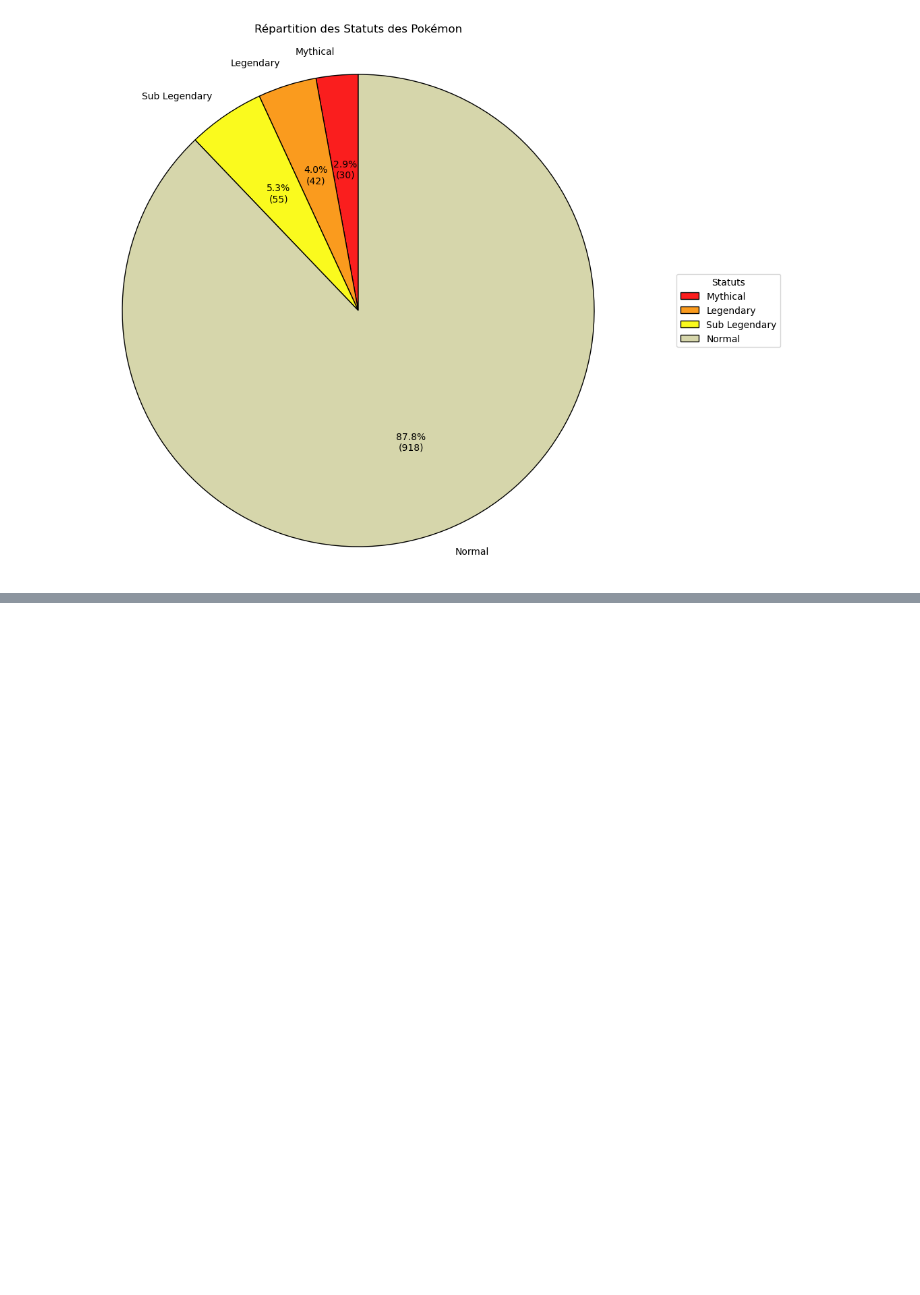
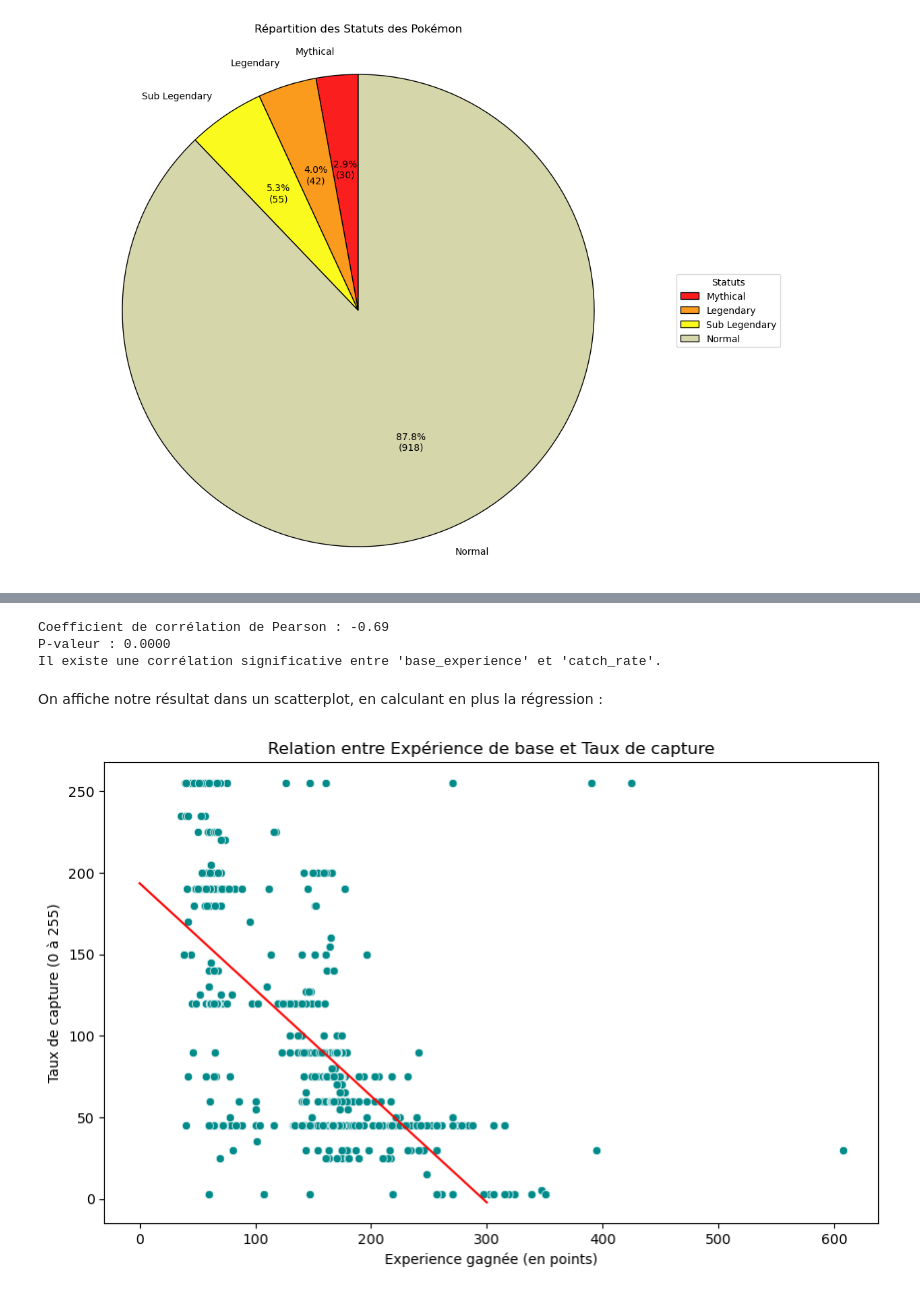
Before and after one commit to Furatus/4EDAP_Pokemon, a Jupyter notebook: Exploratory_analysis.ipynb, the cells around one changed output, grey strips where cells are left out. Cells and saved outputs as stored; diff of their text form; code cells hidden in the pictures; blank space fills up the shorter version.

```diff
--- a/Exploratory_analysis.ipynb
+++ b/Exploratory_analysis.ipynb
@@ -489,0 +599,33 @@ Hypothèses/Questions :
+# %%
+df_basexp_catchrt = dfPokemon.dropna(subset=['base_experience', 'catch_rate']) # on surpprime les variables null des deux colonnes pour éviter une erreur
+
+correlation, p_value = pearsonr(df_basexp_catchrt['base_experience'], df_basexp_catchrt['catch_rate'])
+
+print(f"Coefficient de corrélation de Pearson : {correlation:.2f}")
+print(f"P-valeur : {p_value:.4f}")
+
+if p_value < 0.05:
+    print("Il existe une corrélation significative entre 'base_experience' et 'catch_rate'.")
+else:
+    print("Il n'existe pas de corrélation significative entre 'base_experience' et 'catch_rate'.")
+# %% [output]
+Coefficient de corrélation de Pearson : -0.69
+P-valeur : 0.0000
+Il existe une corrélation significative entre 'base_experience' et 'catch_rate'.
+# %% [markdown]
+On affiche notre résultat dans un scatterplot, en calculant en plus la régression :
+# %%
+linreg = linregress(df_basexp_catchrt['base_experience'],df_basexp_catchrt['catch_rate'])
+linregmin = linreg.slope * 0 + linreg.intercept
+linregmax = linreg.slope * 300 + linreg.intercept
+dfLinReg = pd.DataFrame(data={'base_experience':[0,300], 'catch_rate':[linregmin,linregmax]})
+
+plt.figure(figsize=(10, 6))
+sns.scatterplot(x='base_experience', y='catch_rate', data=dfPokemon, color='darkcyan')
+plt.plot(dfLinReg['base_experience'],dfLinReg['catch_rate'],color='red')
+plt.title('Relation entre Expérience de base et Taux de capture')
+plt.xlabel('Experience gagnée (en points)')
+plt.ylabel('Taux de capture (0 à 255)')
+plt.show()
+# %% [output]
+[figure, added]
```
Also changed, not shown: parts of 46 cells of this notebook.
